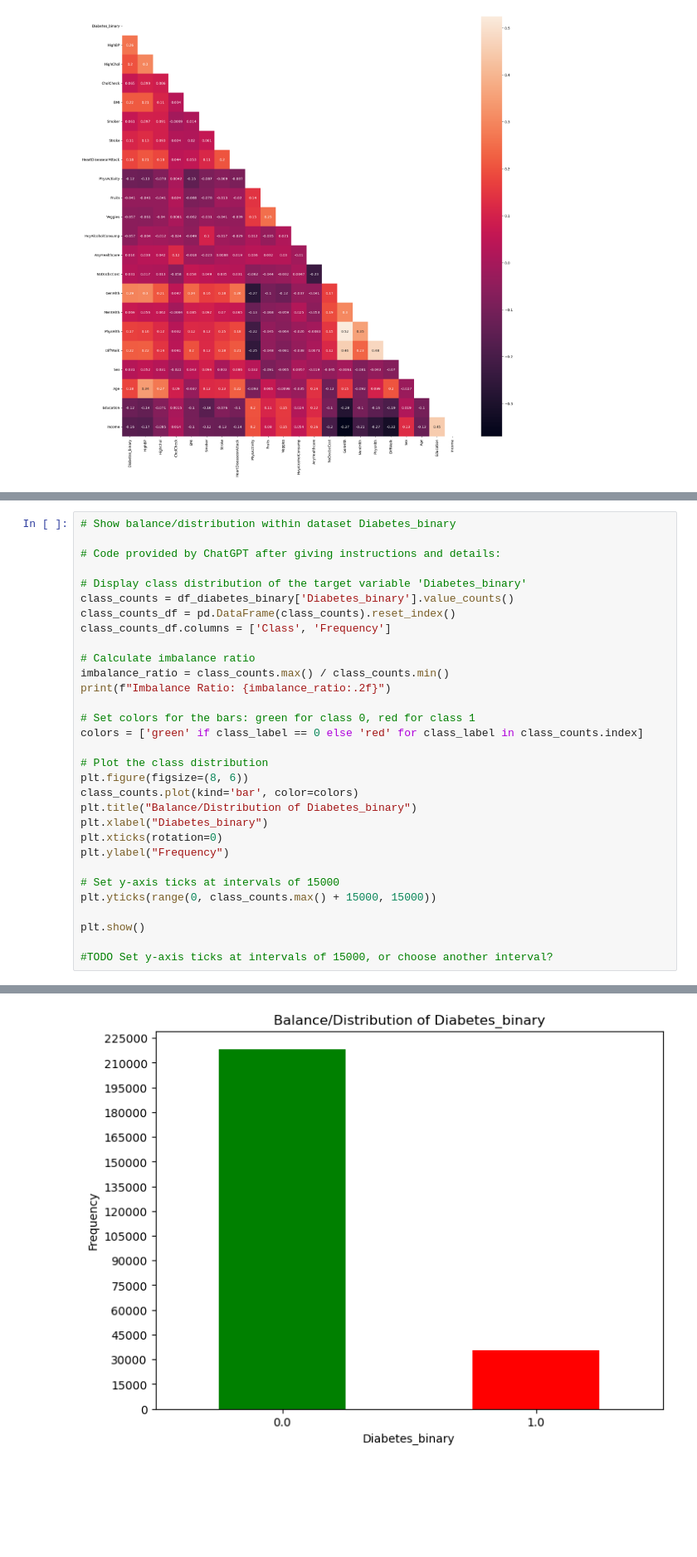
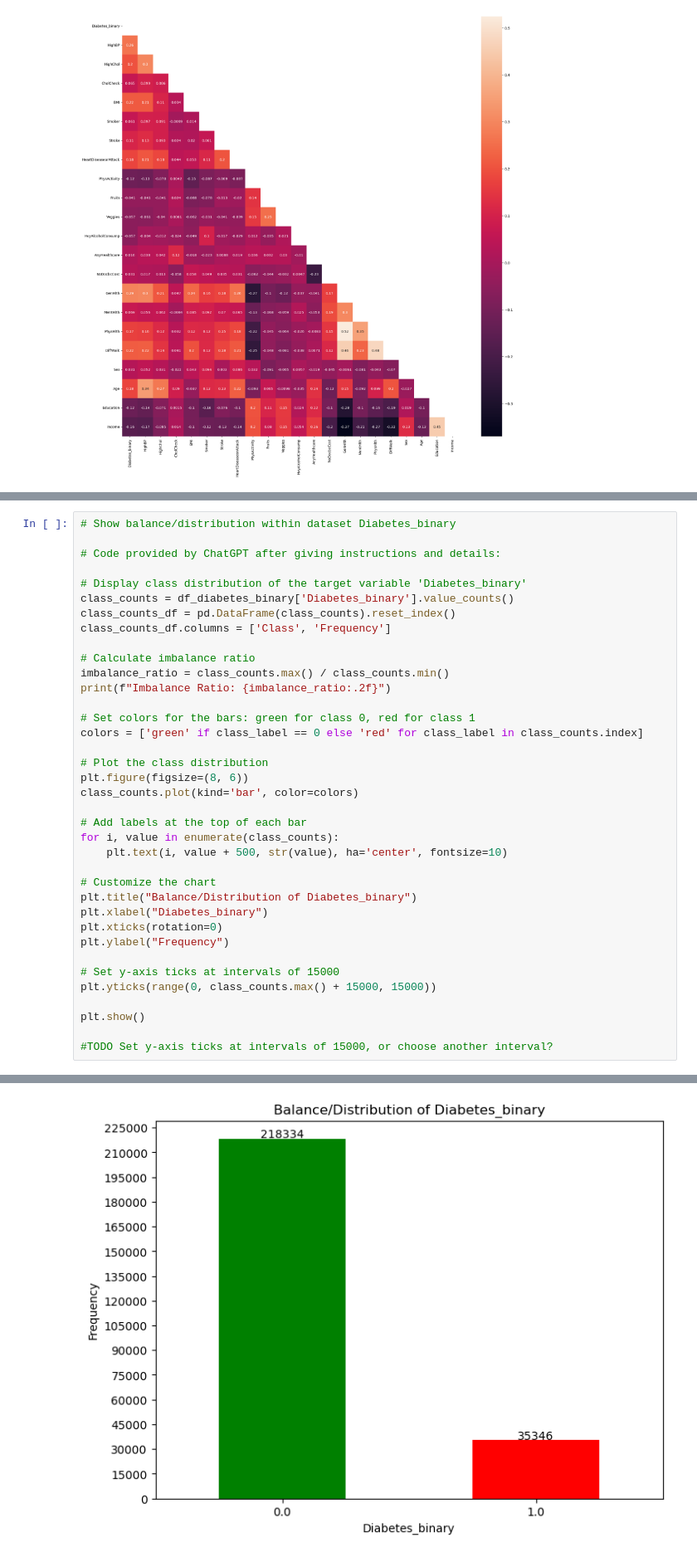
Before and after one commit to benediktpri/ie500_data_mining_project, a Jupyter notebook: notebooks/data_exploration.ipynb, the cells around one changed output, grey strips where cells are left out. Shown at 83% size. Cells and saved outputs as stored; diff of their text form; blank space fills up the shorter version.

```diff
--- a/notebooks/data_exploration.ipynb
+++ b/notebooks/data_exploration.ipynb
@@ -308,34 +308,40 @@ plt.show()
 # Code provided by ChatGPT after giving instructions and details:
 
 # Display class distribution of the target variable 'Diabetes_binary'
 class_counts = df_diabetes_binary['Diabetes_binary'].value_counts()
 class_counts_df = pd.DataFrame(class_counts).reset_index()
 class_counts_df.columns = ['Class', 'Frequency']
 
 # Calculate imbalance ratio
 imbalance_ratio = class_counts.max() / class_counts.min()
 print(f"Imbalance Ratio: {imbalance_ratio:.2f}")
 
 # Set colors for the bars: green for class 0, red for class 1
 colors = ['green' if class_label == 0 else 'red' for class_label in class_counts.index]
 
 # Plot the class distribution
 plt.figure(figsize=(8, 6))
 class_counts.plot(kind='bar', color=colors)
+
+# Add labels at the top of each bar
+for i, value in enumerate(class_counts):
+    plt.text(i, value + 500, str(value), ha='center', fontsize=10)
+
+# Customize the chart
 plt.title("Balance/Distribution of Diabetes_binary")
 plt.xlabel("Diabetes_binary")
 plt.xticks(rotation=0)
 plt.ylabel("Frequency")
 
 # Set y-axis ticks at intervals of 15000
 plt.yticks(range(0, class_counts.max() + 15000, 15000))
 
 plt.show()
 
 #TODO Set y-axis ticks at intervals of 15000, or choose another interval?
 # %% [output]
 Imbalance Ratio: 6.18
-[figure, old version]
+[figure, new version]
 # %%
 #TODO Correlation of each bin of General Health feature with target variable (exploration for baseline)
 
```
Also changed, not shown: parts of 1 cell of this notebook.
